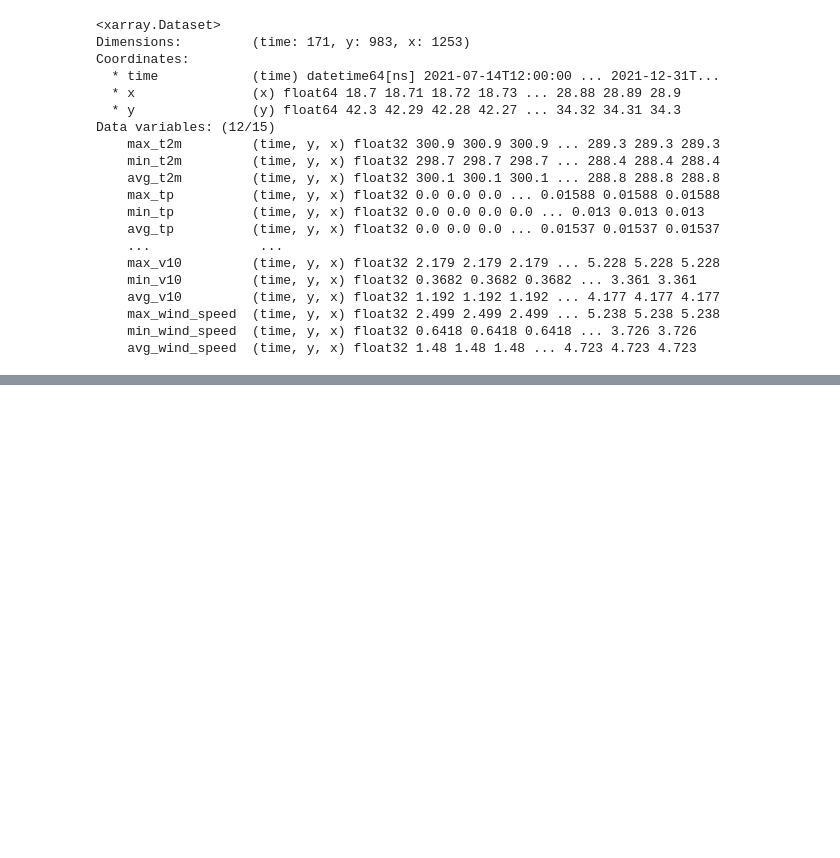
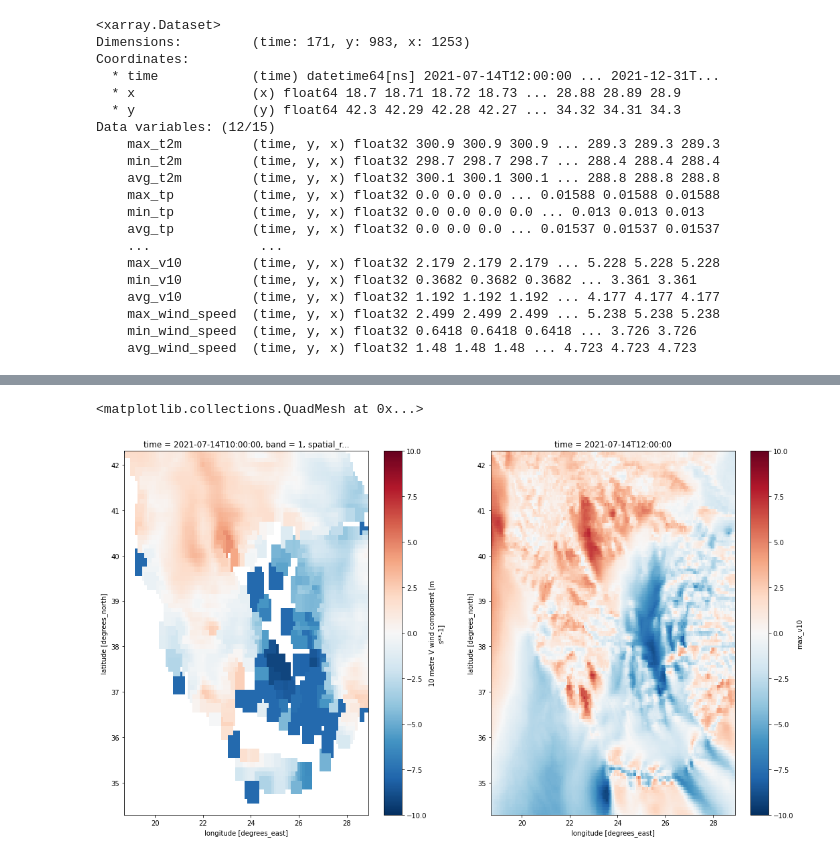
Before and after one commit to Luisdio1/observatory-internship, a Jupyter notebook: dwd_meteo.ipynb, the cells around one changed output, grey strips where cells are left out. Saved outputs shown, nothing was run; the diff lists cells and outputs as text; code cells hidden in the pictures; blank space fills up the shorter version.

```diff
--- a/dwd_meteo.ipynb
+++ b/dwd_meteo.ipynb
@@ -305,0 +329,7 @@ final_cube.to_netcdf(path)
+# %%
+fig, axes = plt.subplots(ncols=2, figsize = (18,10))
+ds_original.sel(time = '2021-07-14').era5_max_v10.plot(ax=axes[0], vmax = 10)
+final_cube.sel(time = '2021-07-14').max_v10.plot(ax=axes[1], vmax = 10)
+# %% [output]
+<matplotlib.collections.QuadMesh at 0x...>
+[figure, added]
```
Also changed, not shown: parts of 9 cells of this notebook.
